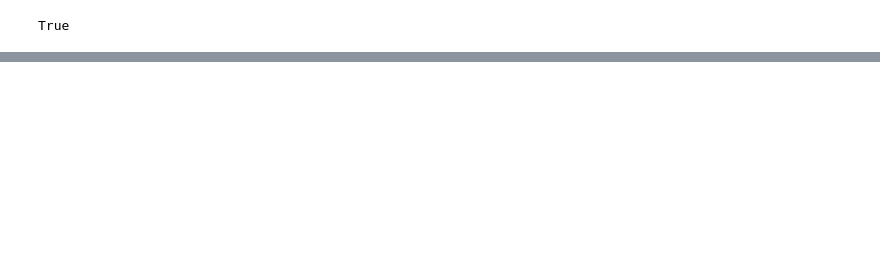
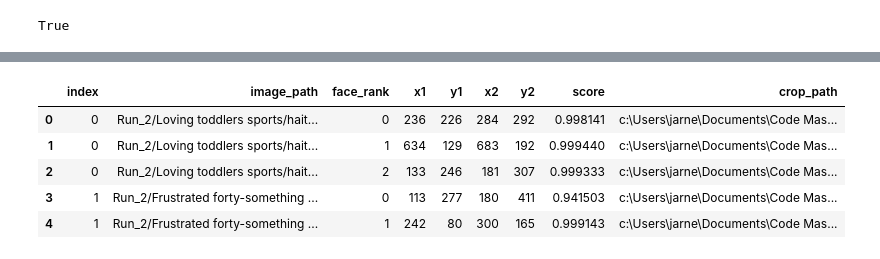
Before and after one commit to jarnedemoenvub/nsai_social_cognition, a Jupyter notebook: code/notebooks/nsai4_1.ipynb, the cells around one changed output, grey strips where cells are left out. Cells and saved outputs as stored; diff of their text form; code cells hidden in the pictures; blank space fills up the shorter version.

```diff
--- a/code/notebooks/nsai4_1.ipynb
+++ b/code/notebooks/nsai4_1.ipynb
@@ -844,0 +623,9 @@ neutral: 0.0001
+# %%
+boxes_df.head()
+# %% [output]
+|  | index | image_path | face_rank | x1 | y1 | x2 | y2 | score | crop_path |
+| 0 | 0 | Run_2/Loving toddlers sports/hait... | 0 | 236 | 226 | 284 | 292 | 0.998141 | c:\Users\jarne\Documents\Code Mas... |
+| 1 | 0 | Run_2/Loving toddlers sports/hait... | 1 | 634 | 129 | 683 | 192 | 0.999440 | c:\Users\jarne\Documents\Code Mas... |
+| 2 | 0 | Run_2/Loving toddlers sports/hait... | 2 | 133 | 246 | 181 | 307 | 0.999333 | c:\Users\jarne\Documents\Code Mas... |
+| 3 | 1 | Run_2/Frustrated forty-something ... | 0 | 113 | 277 | 180 | 411 | 0.941503 | c:\Users\jarne\Documents\Code Mas... |
+| 4 | 1 | Run_2/Frustrated forty-something ... | 1 | 242 | 80 | 300 | 165 | 0.999143 | c:\Users\jarne\Documents\Code Mas... |
```
Also changed, not shown: parts of 33 cells of this notebook, 1 other file.
